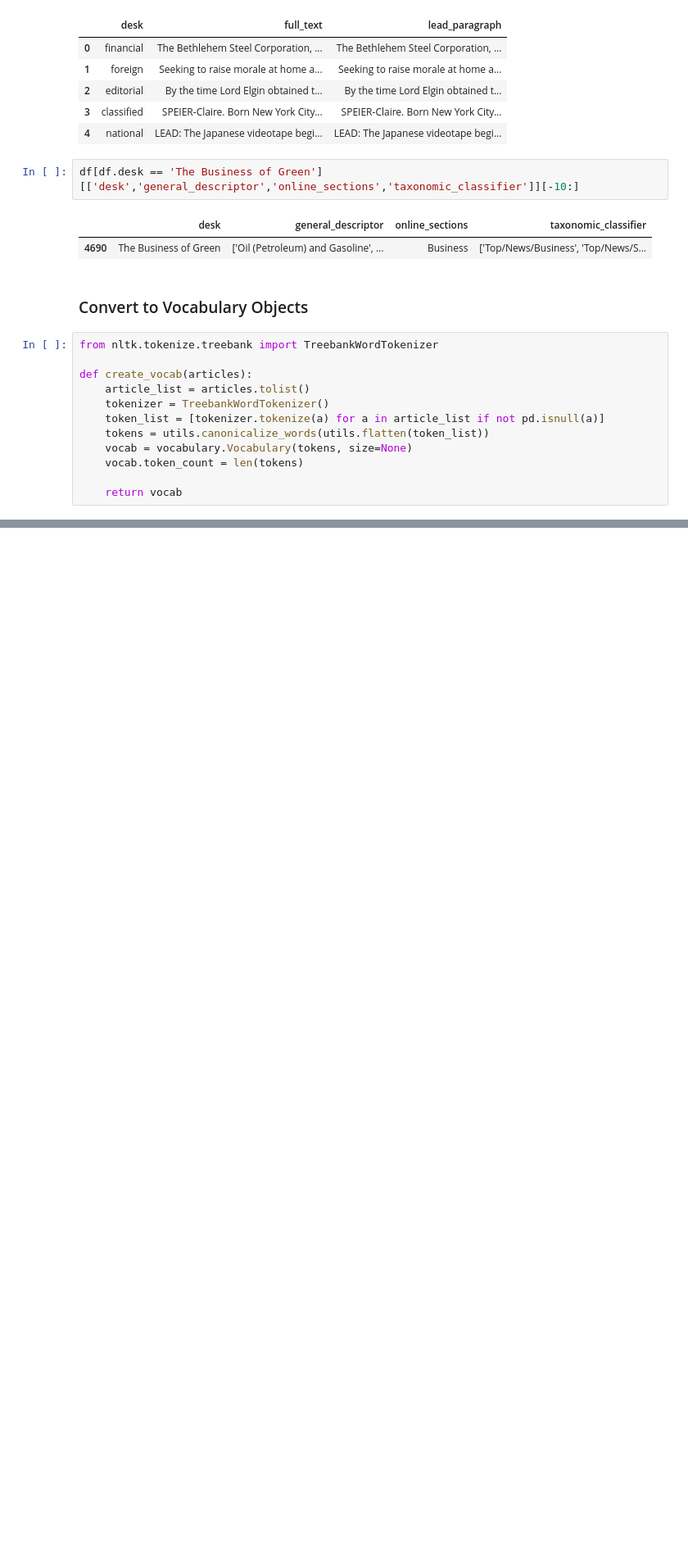
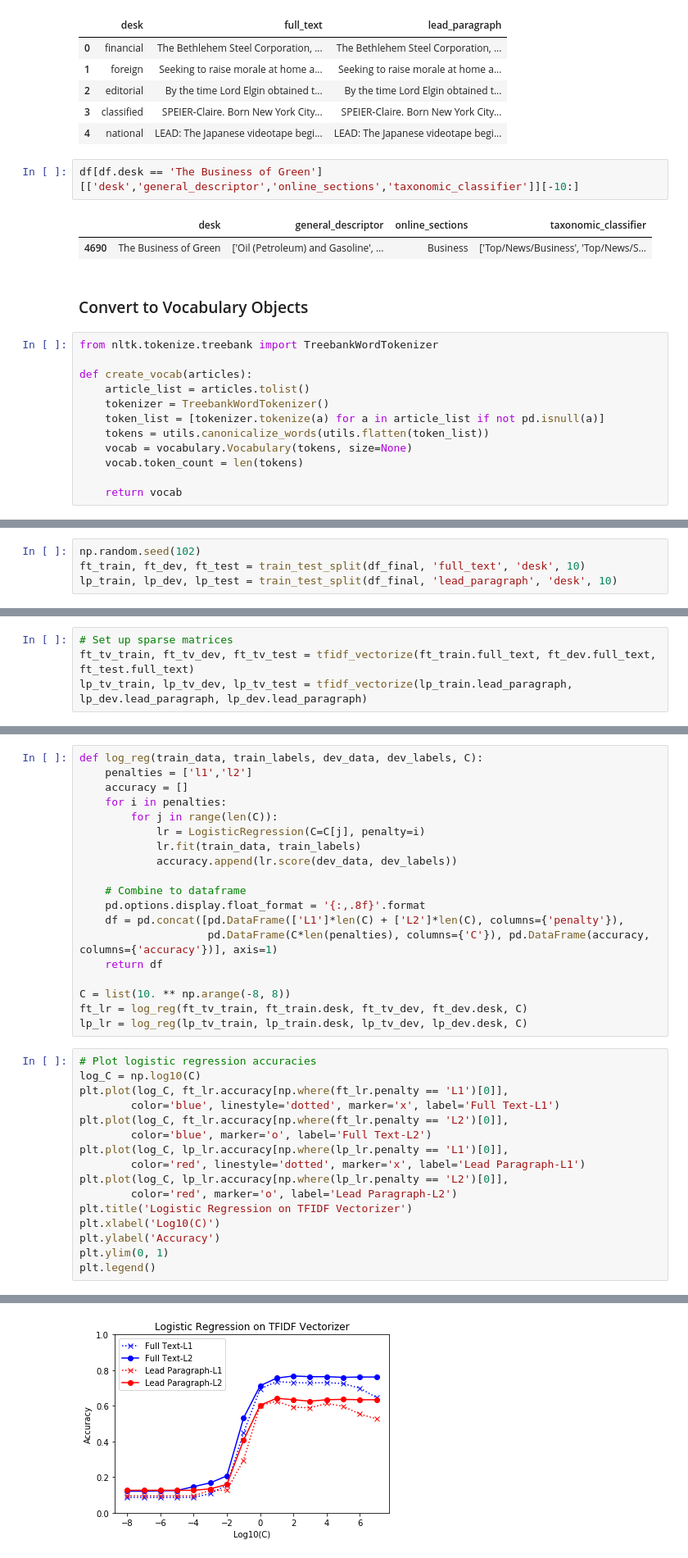
Before and after one commit to carmen16/news-article-topic-classification, a Jupyter notebook: Preprocessing.ipynb, the cells around one changed output, grey strips where cells are left out. Shown at 82% size. Saved outputs shown, nothing was run; the diff lists cells and outputs as text; blank space fills up the shorter version.

```diff
--- a/Preprocessing.ipynb
+++ b/Preprocessing.ipynb
@@ -216,0 +243,4 @@ full_text_vocab.wordset
+# %%
+np.random.seed(102)
+ft_train, ft_dev, ft_test = train_test_split(df_final, 'full_text', 'desk', 10)
+lp_train, lp_dev, lp_test = train_test_split(df_final, 'lead_paragraph', 'desk', 10)
@@ -216,0 +255,4 @@ full_text_vocab.wordset
+# %%
+# Set up sparse matrices
+ft_tv_train, ft_tv_dev, ft_tv_test = tfidf_vectorize(ft_train.full_text, ft_dev.full_text, ft_test.full_text)
+lp_tv_train, lp_tv_dev, lp_tv_test = tfidf_vectorize(lp_train.lead_paragraph, lp_dev.lead_paragraph, lp_dev.lead_paragraph)
@@ -216,0 +272,36 @@ full_text_vocab.wordset
+# %%
+def log_reg(train_data, train_labels, dev_data, dev_labels, C):
+    penalties = ['l1','l2']
+    accuracy = []
+    for i in penalties:
+        for j in range(len(C)):
+            lr = LogisticRegression(C=C[j], penalty=i)
+            lr.fit(train_data, train_labels)
+            accuracy.append(lr.score(dev_data, dev_labels))
+
+    # Combine to dataframe
+    pd.options.display.float_format = '{:,.8f}'.format
+    df = pd.concat([pd.DataFrame(['L1']*len(C) + ['L2']*len(C), columns={'penalty'}),
+                    pd.DataFrame(C*len(penalties), columns={'C'}), pd.DataFrame(accuracy, columns={'accuracy'})], axis=1)
+    return df
+
+C = list(10. ** np.arange(-8, 8))
+ft_lr = log_reg(ft_tv_train, ft_train.desk, ft_tv_dev, ft_dev.desk, C)
+lp_lr = log_reg(lp_tv_train, lp_train.desk, lp_tv_dev, lp_dev.desk, C)
+# %%
+# Plot logistic regression accuracies
+log_C = np.log10(C)
+plt.plot(log_C, ft_lr.accuracy[np.where(ft_lr.penalty == 'L1')[0]],
+        color='blue', linestyle='dotted', marker='x', label='Full Text-L1')
+plt.plot(log_C, ft_lr.accuracy[np.where(ft_lr.penalty == 'L2')[0]],
+        color='blue', marker='o', label='Full Text-L2')
+plt.plot(log_C, lp_lr.accuracy[np.where(lp_lr.penalty == 'L1')[0]],
+        color='red', linestyle='dotted', marker='x', label='Lead Paragraph-L1')
+plt.plot(log_C, lp_lr.accuracy[np.where(lp_lr.penalty == 'L2')[0]],
+        color='red', marker='o', label='Lead Paragraph-L2')
+plt.title('Logistic Regression on TFIDF Vectorizer')
+plt.xlabel('Log10(C)')
+plt.ylabel('Accuracy')
+plt.ylim(0, 1)
+plt.legend()
+# %% [output]
@@ -216,0 +309 @@ full_text_vocab.wordset
+[figure, added]
```
Also changed, not shown: parts of 14 cells of this notebook.
